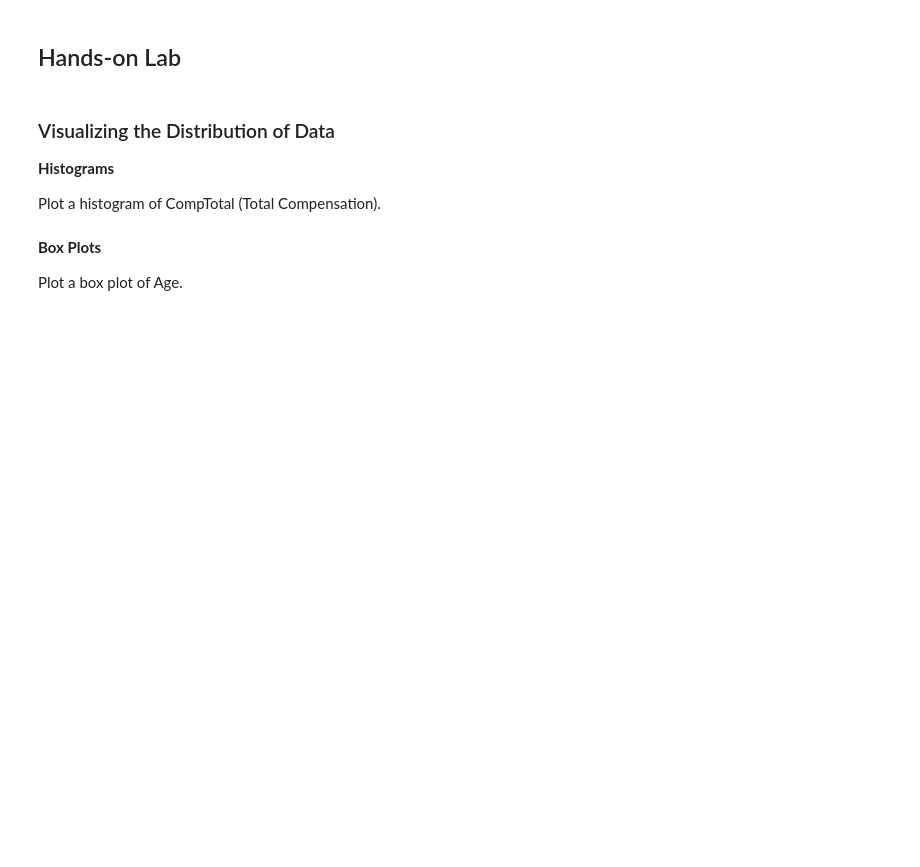
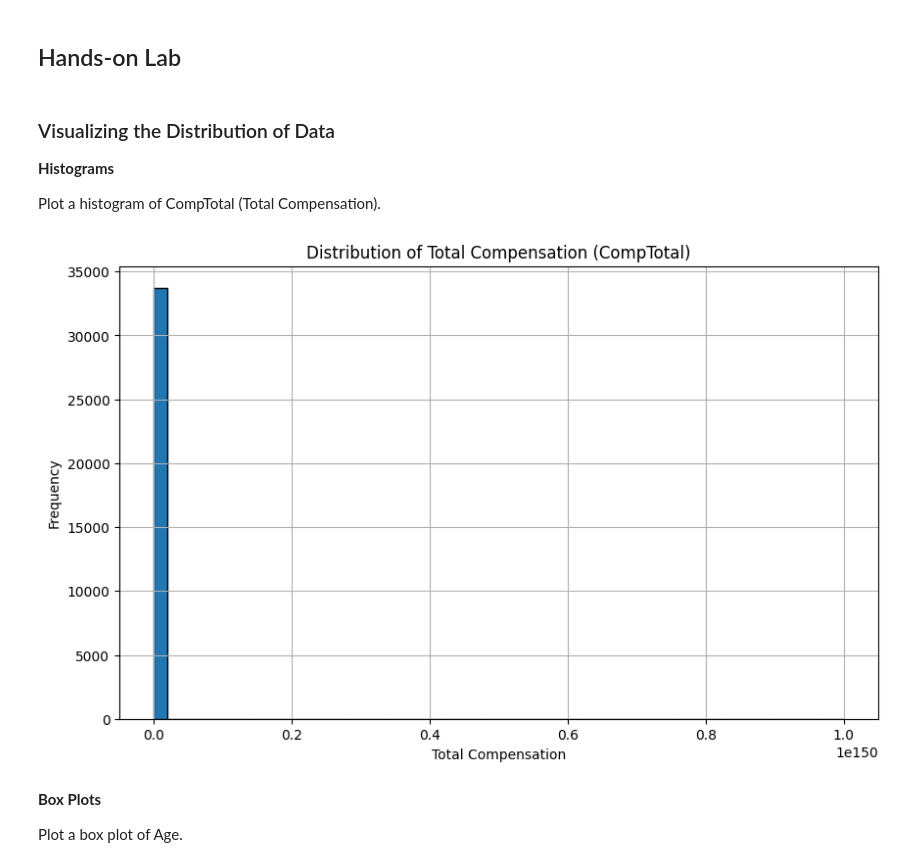
Before and after one commit to Sumant-crty/IBM-Data-Analyst-Capstone-Project, a Jupyter notebook: Lab Data Visualization.ipynb, the cells around one changed output. Drawn from its saved outputs; the diff is of its cells as text; code cells hidden in the pictures; blank space fills up the shorter version.

```diff
--- a/Lab Data Visualization.ipynb
+++ b/Lab Data Visualization.ipynb
@@ -135,3 +214,20 @@ Plot a histogram of CompTotal (Total Compensation).
+# %%
+conn = sqlite3.connect('survey-data.sqlite')
+
+QUERY = "SELECT CompTotal FROM main"
+comptotal_df = pd.read_sql_query(QUERY, conn)
+
+plt.figure(figsize=(10, 6))
+plt.hist(comptotal_df['CompTotal'].dropna(), bins=50, edgecolor='black')
+plt.title('Distribution of Total Compensation (CompTotal)')
+plt.xlabel('Total Compensation')
+plt.ylabel('Frequency')
+plt.grid(True)
+plt.show()
+
+conn.close()
+# %% [output]
+[figure, added]
 # %% [markdown]
 **Box Plots**
 
```
Also changed, not shown: parts of 28 cells of this notebook.
